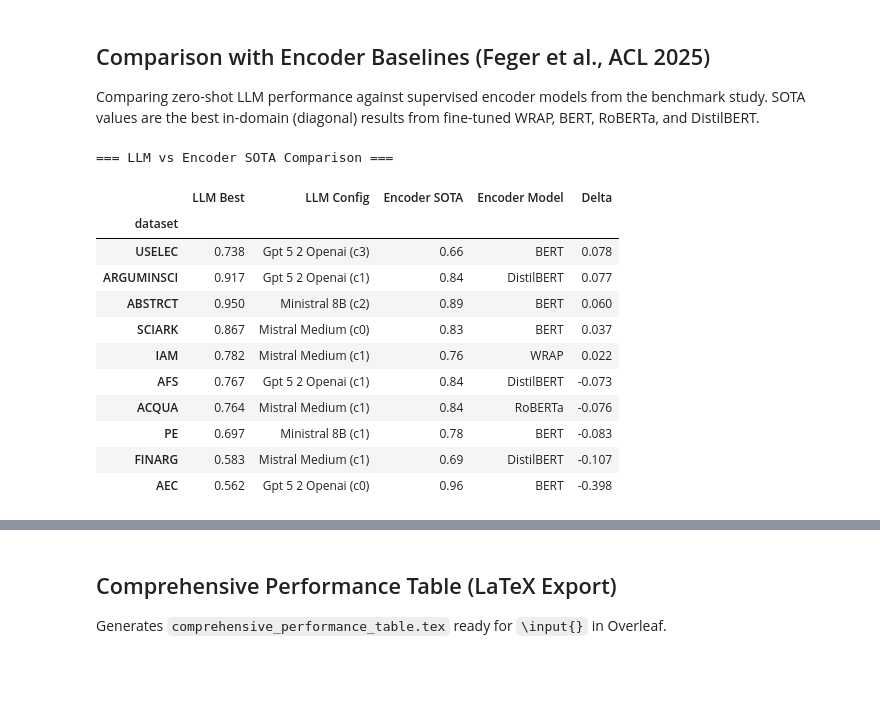
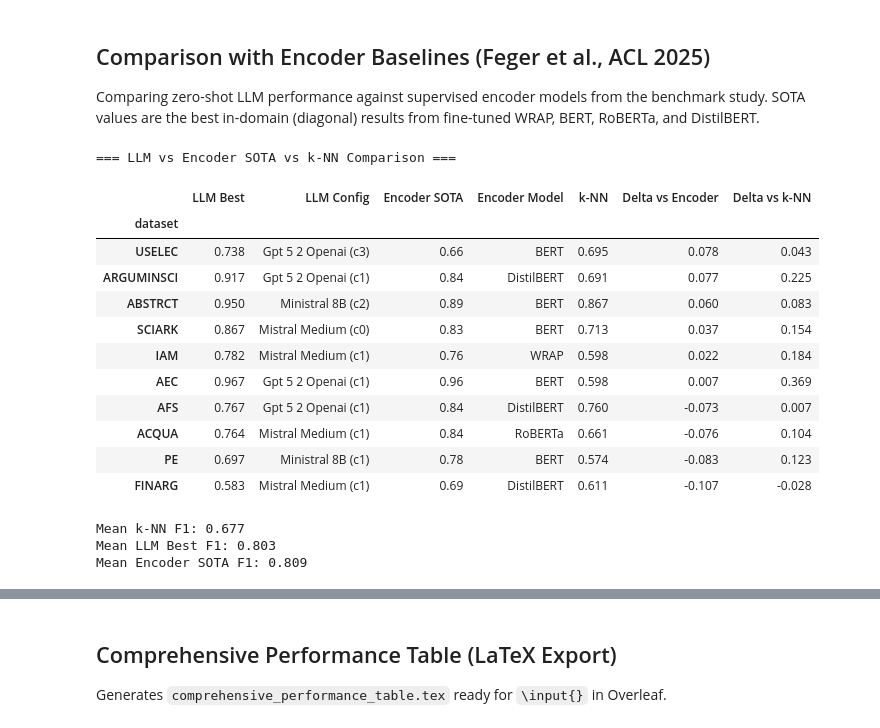
Before and after one commit to wideraHannes/GAIC-Thesis, a Jupyter notebook: experiments/v3/eval.ipynb, the cells around one changed output, grey strips where cells are left out. Saved outputs shown, nothing was run; the diff lists cells and outputs as text; code cells hidden in the pictures; blank space fills up the shorter version.

```diff
--- a/experiments/v3/eval.ipynb
+++ b/experiments/v3/eval.ipynb
@@ -1161,47 +1172,78 @@ FEGER_POST_MANIP = {
     "SCIARK":     0.83,
     "USELEC":     0.74,
 }
+
+# =============================================================================
+# k-NN Baseline (k=50, per-dataset retrieval - best variant)
+# =============================================================================
+# Embedding-based retrieval: classify by majority vote of k nearest training samples
+# Uses text-embedding-3-small embeddings in ChromaDB
+KNN_BASELINE = {
+    "ABSTRCT":    0.8667,
+    "ACQUA":      0.6606,
+    "AEC":        0.5978,
+    "AFS":        0.7600,
+    "ARGUMINSCI": 0.6914,
+    "FINARG":     0.6110,
+    "IAM":        0.5978,
+    "PE":         0.5739,
+    "SCIARK":     0.7129,
+    "USELEC":     0.6946,
+}
 # %%
 # =============================================================================
-# PLOT: LLM Best vs Encoder SOTA (Original Text)
+# PLOT: LLM Best vs Encoder SOTA vs k-NN Baseline (Original Text)
 # =============================================================================
 
 # Get our best F1 per dataset (original text only)
 original_only = df[df["manipulation"] == "original"]
 our_best = original_only.groupby("dataset").agg({
     "macro_f1": "max"
 }).rename(columns={"macro_f1": "LLM Best"})
 
 # Find best config for each dataset
 for dataset in our_best.index:
     ds_data = original_only[original_only["dataset"] == dataset]
     best_idx = ds_data["macro_f1"].idxmax()
     best_row = ds_data.loc[best_idx]
     our_best.loc[dataset, "LLM Config"] = f"{best_row['model_dir'].replace('_', ' ').title()} ({best_row['context']})"
 
 # Add Feger SOTA
 our_best["Encoder SOTA"] = our_best.index.map(lambda x: FEGER_SOTA.get(x, (np.nan, ""))[0])
 our_best["Encoder Model"] = our_best.index.map(lambda x: FEGER_SOTA.get(x, (np.nan, ""))[1])
-our_best["Delta"] = our_best["LLM Best"] - our_best["Encoder SOTA"]
 
-# Sort by delta (best improvements first)
-our_best = our_best.sort_values("Delta", ascending=False)
+# Add k-NN baseline
+our_best["k-NN"] = our_best.index.map(lambda x: KNN_BASELINE.get(x, np.nan))
 
-print("=== LLM vs Encoder SOTA Comparison ===\n")
+# Calculate deltas
+our_best["Delta vs Encoder"] = our_best["LLM Best"] - our_best["Encoder SOTA"]
+our_best["Delta vs k-NN"] = our_best["LLM Best"] - our_best["k-NN"]
+
+# Sort by delta vs encoder (best improvements first)
+our_best = our_best.sort_values("Delta vs Encoder", ascending=False)
+
+print("=== LLM vs Encoder SOTA vs k-NN Comparison ===\n")
 display(our_best.round(3))
+
+print(f"\nMean k-NN F1: {our_best['k-NN'].mean():.3f}")
+print(f"Mean LLM Best F1: {our_best['LLM Best'].mean():.3f}")
+print(f"Mean Encoder SOTA F1: {our_best['Encoder SOTA'].mean():.3f}")
 # %% [output]
-=== LLM vs Encoder SOTA Comparison ===
+=== LLM vs Encoder SOTA vs k-NN Comparison ===
-|  | LLM Best | LLM Config | Encoder SOTA | Encoder Model | Delta |
-| dataset |  |  |  |  |  |
-| USELEC | 0.738 | Gpt 5 2 Openai (c3) | 0.66 | BERT | 0.078 |
-| ARGUMINSCI | 0.917 | Gpt 5 2 Openai (c1) | 0.84 | DistilBERT | 0.077 |
-| ABSTRCT | 0.950 | Ministral 8B (c2) | 0.89 | BERT | 0.060 |
-| SCIARK | 0.867 | Mistral Medium (c0) | 0.83 | BERT | 0.037 |
-| IAM | 0.782 | Mistral Medium (c1) | 0.76 | WRAP | 0.022 |
-| AFS | 0.767 | Gpt 5 2 Openai (c1) | 0.84 | DistilBERT | -0.073 |
-| ACQUA | 0.764 | Mistral Medium (c1) | 0.84 | RoBERTa | -0.076 |
-| PE | 0.697 | Ministral 8B (c1) | 0.78 | BERT | -0.083 |
-| FINARG | 0.583 | Mistral Medium (c1) | 0.69 | DistilBERT | -0.107 |
-| AEC | 0.562 | Gpt 5 2 Openai (c0) | 0.96 | BERT | -0.398 |
+|  | LLM Best | LLM Config | Encoder SOTA | Encoder Model | k-NN | Delta vs Encoder | Delta vs k-NN |
+| dataset |  |  |  |  |  |  |  |
+| USELEC | 0.738 | Gpt 5 2 Openai (c3) | 0.66 | BERT | 0.695 | 0.078 | 0.043 |
+| ARGUMINSCI | 0.917 | Gpt 5 2 Openai (c1) | 0.84 | DistilBERT | 0.691 | 0.077 | 0.225 |
+| ABSTRCT | 0.950 | Ministral 8B (c2) | 0.89 | BERT | 0.867 | 0.060 | 0.083 |
+| SCIARK | 0.867 | Mistral Medium (c0) | 0.83 | BERT | 0.713 | 0.037 | 0.154 |
+| IAM | 0.782 | Mistral Medium (c1) | 0.76 | WRAP | 0.598 | 0.022 | 0.184 |
+| AEC | 0.967 | Gpt 5 2 Openai (c1) | 0.96 | BERT | 0.598 | 0.007 | 0.369 |
+| AFS | 0.767 | Gpt 5 2 Openai (c1) | 0.84 | DistilBERT | 0.760 | -0.073 | 0.007 |
+| ACQUA | 0.764 | Mistral Medium (c1) | 0.84 | RoBERTa | 0.661 | -0.076 | 0.104 |
+| PE | 0.697 | Ministral 8B (c1) | 0.78 | BERT | 0.574 | -0.083 | 0.123 |
+| FINARG | 0.583 | Mistral Medium (c1) | 0.69 | DistilBERT | 0.611 | -0.107 | -0.028 |
+Mean k-NN F1: 0.677
+Mean LLM Best F1: 0.803
+Mean Encoder SOTA F1: 0.809
 # %%
 # =============================================================================
```
Also changed, not shown: parts of 31 cells of this notebook, 19 other files.
